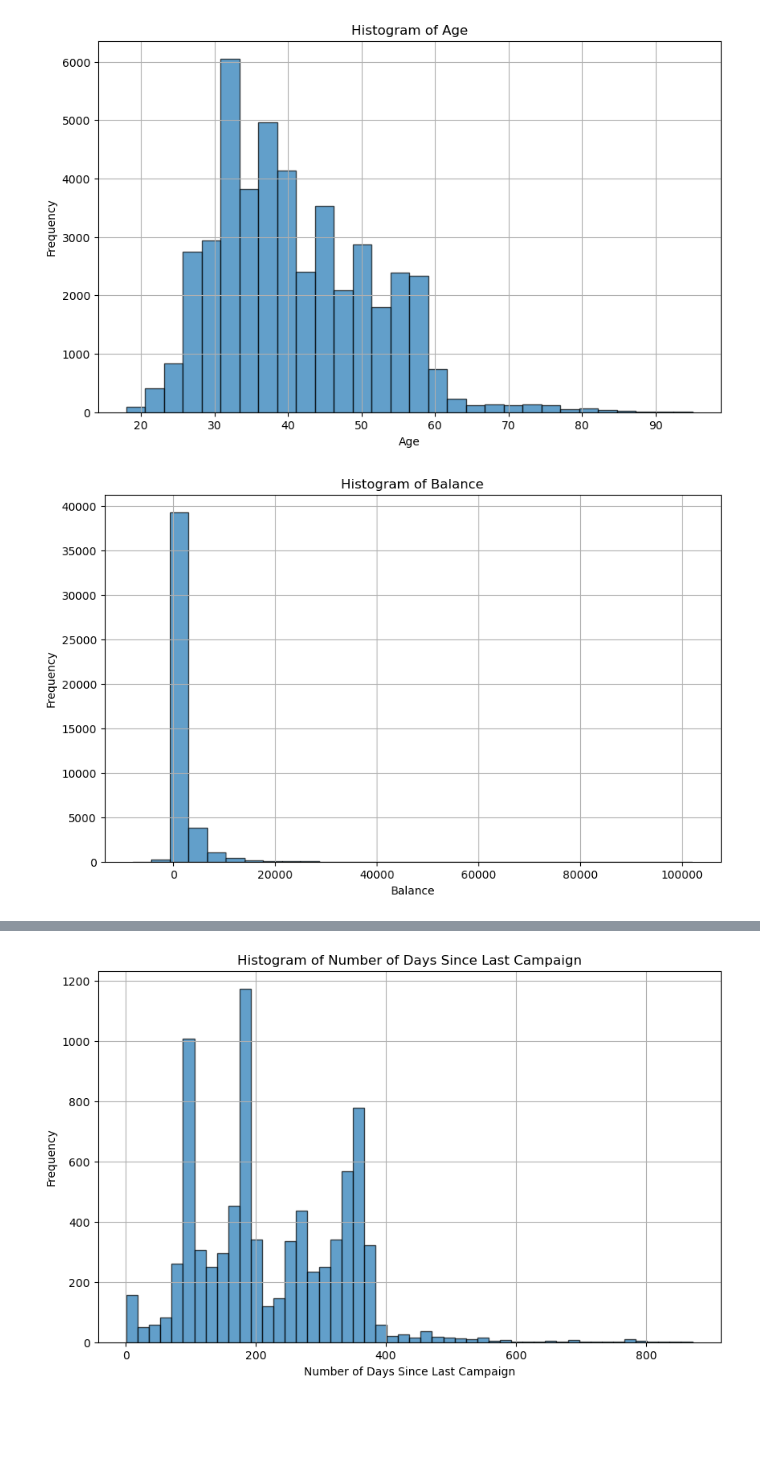
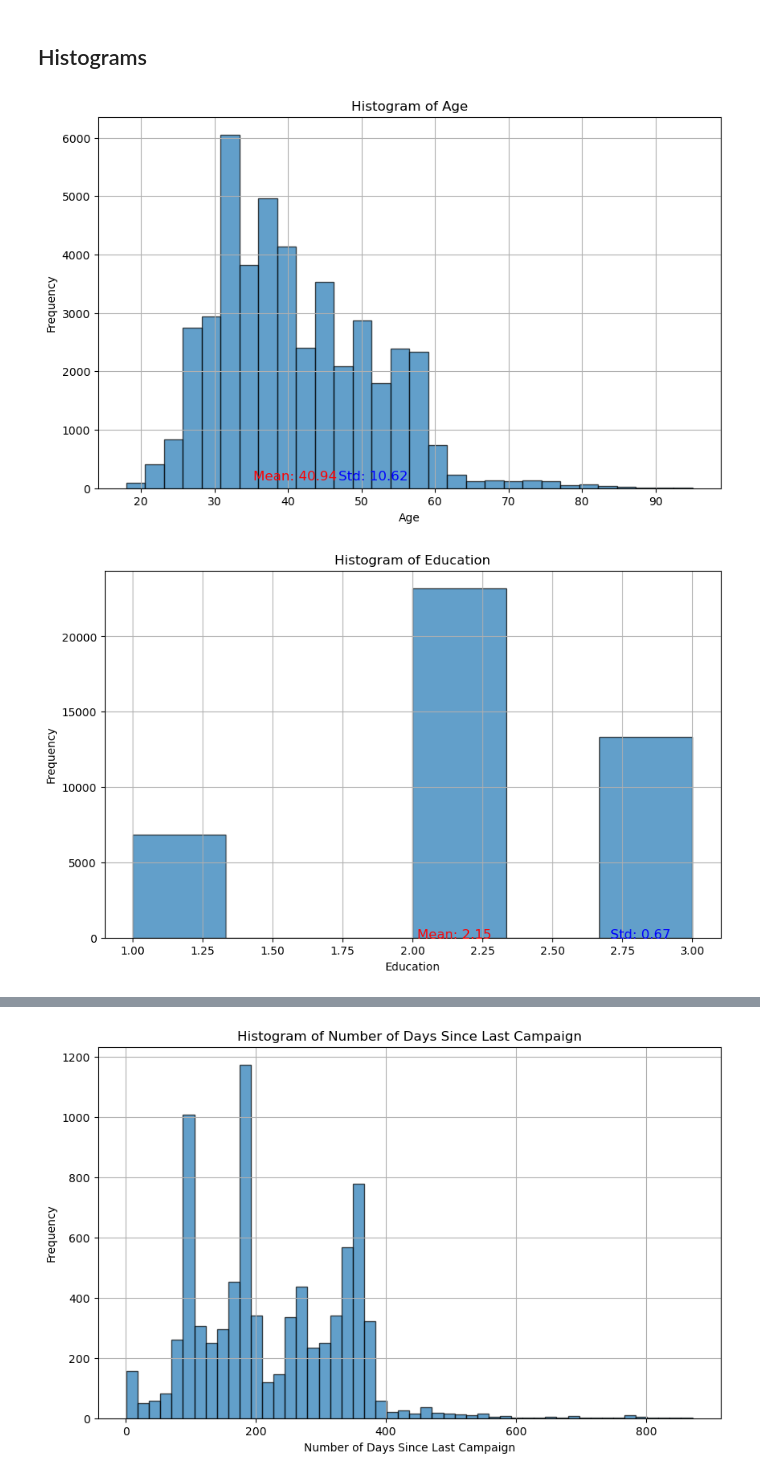
Before and after one commit to briggyx/bank_marketing_analysis, a Jupyter notebook: src/analysis.ipynb, the cells around one changed output, grey strips where cells are left out. Saved outputs shown, nothing was run; the diff lists cells and outputs as text; code cells hidden in the pictures; blank space fills up the shorter version.

Commit message:
made new spreadsheets, updated README, created histograms

```diff
--- a/src/analysis.ipynb
+++ b/src/analysis.ipynb
@@ -5,7 +5,7 @@ import pickle
 from scipy.stats import skew, kurtosis, mode
 import matplotlib.pyplot as plt
 # %%
-df = pd.read_excel('../data/bank_combined.xlsx', sheet_name = 1)
+df = pd.read_excel('../data/bank_combined.xlsx', sheet_name = 'num_var')
 # %%
 df.head()
 # %% [output]
@@ -36,20 +37,40 @@ memory usage: 2.8 MB
+# %% [markdown]
+## Histograms
 # %%
+mean_age = df['age'].mean()
+std_age = df['age'].std()
+
 plt.figure(figsize=(10, 6))
 plt.hist(df['age'], bins=30, edgecolor='k', alpha=0.7)
 plt.title('Histogram of Age')
 plt.xlabel('Age')
 plt.ylabel('Frequency')
 plt.grid(True)
+
+plt.text(mean_age, 200, f'Mean: {mean_age:.2f}', fontsize=12, ha='center', va='center', color='red')
+plt.text(mean_age + std_age, 200, f'Std: {std_age:.2f}', fontsize=12, ha='center', va='center', color='blue')
+
+# plt.savefig('../images/histogram_age.png')
 plt.show()
 # %% [output]
-[figure, old version]
+[figure, new version]
 # %%
+
+mean_education = df['education'].mean()
+std_education = df['education'].std()
+
 plt.figure(figsize=(10, 6))
-plt.hist(df['balance'], bins=30, edgecolor='k', alpha=0.7)
-plt.title('Histogram of Balance')
-plt.xlabel('Balance')
+plt.hist(df['education'], bins=6, edgecolor='k', alpha=0.7)
+plt.title('Histogram of Education')
+plt.xlabel('Education')
 plt.ylabel('Frequency')
 plt.grid(True)
+
+plt.text(mean_education, 200, f'Mean: {mean_education:.2f}', fontsize=12, ha='center', va='center', color='red')
+plt.text(mean_education + std_education, 200, f'Std: {std_education:.2f}', fontsize=12, ha='center', va='center', color='blue')
+
+# plt.savefig('../images/histogram_education.png')
+
 plt.show()
 # %% [output]
-[figure, old version]
+[figure, new version]
```
Also changed, not shown: parts of 14 cells of this notebook, 12 other files.
